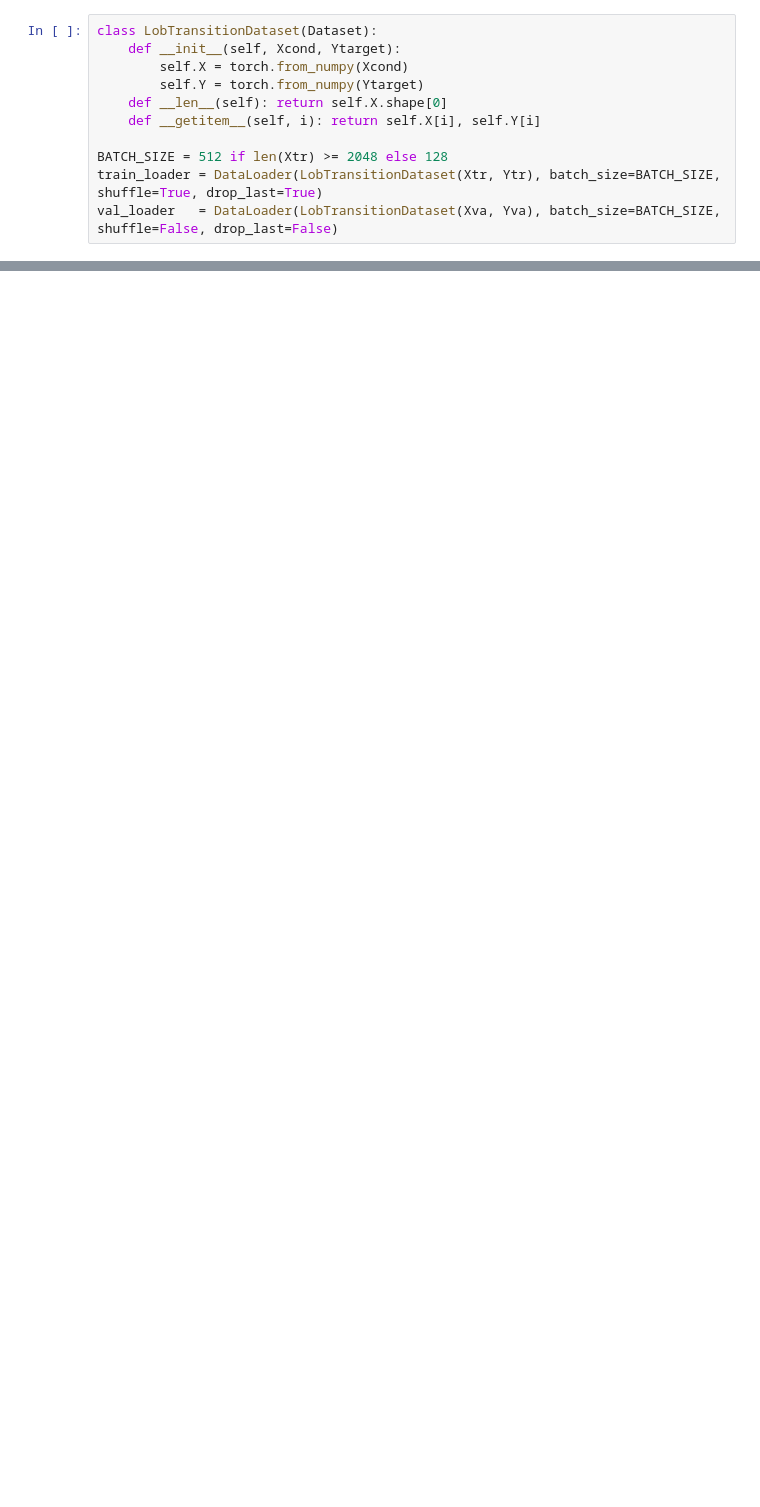
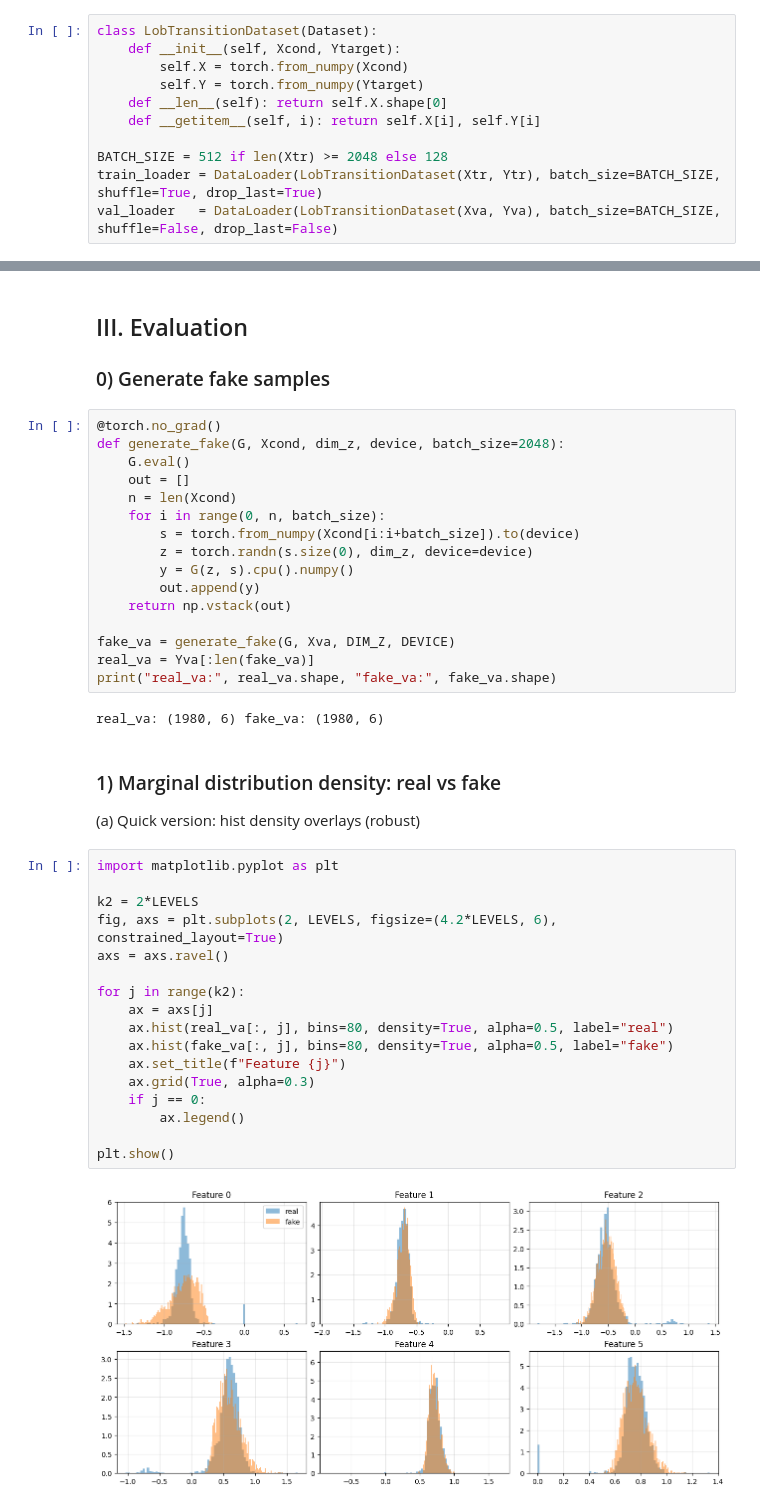
Before and after one commit to MassilGG/deep-lob-gan, a Jupyter notebook: DeepLearning.ipynb, the cells around one changed output, grey strips where cells are left out. Saved outputs shown, nothing was run; the diff lists cells and outputs as text; blank space fills up the shorter version.

```diff
--- a/DeepLearning.ipynb
+++ b/DeepLearning.ipynb
@@ -265,0 +513,44 @@ val_loader   = DataLoader(LobTransitionDataset(Xva, Yva), batch_size=BATCH_SIZE,
+# %% [markdown]
+## III. Evaluation
+
+### 0) Generate fake samples
+# %%
+@torch.no_grad()
+def generate_fake(G, Xcond, dim_z, device, batch_size=2048):
+    G.eval()
+    out = []
+    n = len(Xcond)
+    for i in range(0, n, batch_size):
+        s = torch.from_numpy(Xcond[i:i+batch_size]).to(device)
+        z = torch.randn(s.size(0), dim_z, device=device)
+        y = G(z, s).cpu().numpy()
+        out.append(y)
+    return np.vstack(out)
+
+fake_va = generate_fake(G, Xva, DIM_Z, DEVICE)
+real_va = Yva[:len(fake_va)]
+print("real_va:", real_va.shape, "fake_va:", fake_va.shape)
+# %% [output]
+real_va: (1980, 6) fake_va: (1980, 6)
+# %% [markdown]
+### 1) Marginal distribution density: real vs fake
+(a) Quick version: hist density overlays (robust)
+# %%
+import matplotlib.pyplot as plt
+
+k2 = 2*LEVELS
+fig, axs = plt.subplots(2, LEVELS, figsize=(4.2*LEVELS, 6), constrained_layout=True)
+axs = axs.ravel()
+
+for j in range(k2):
+    ax = axs[j]
+    ax.hist(real_va[:, j], bins=80, density=True, alpha=0.5, label="real")
+    ax.hist(fake_va[:, j], bins=80, density=True, alpha=0.5, label="fake")
+    ax.set_title(f"Feature {j}")
+    ax.grid(True, alpha=0.3)
+    if j == 0:
+        ax.legend()
+
+plt.show()
+# %% [output]
+[figure, added]
```
Also changed, not shown: parts of 27 cells of this notebook.
